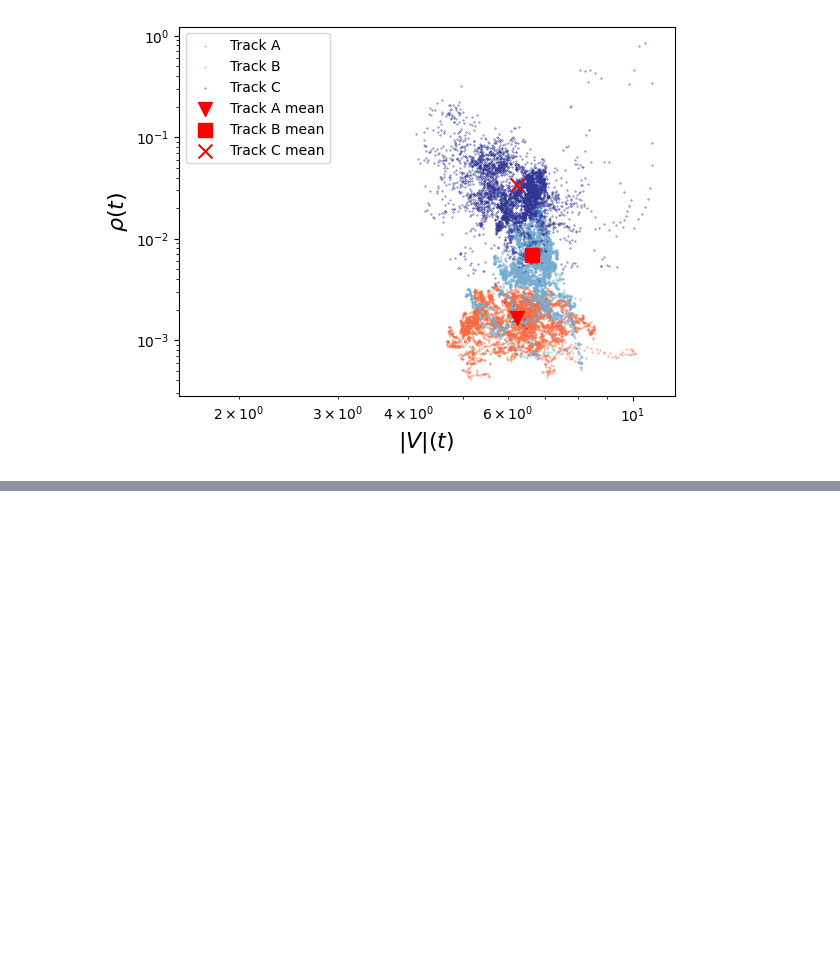
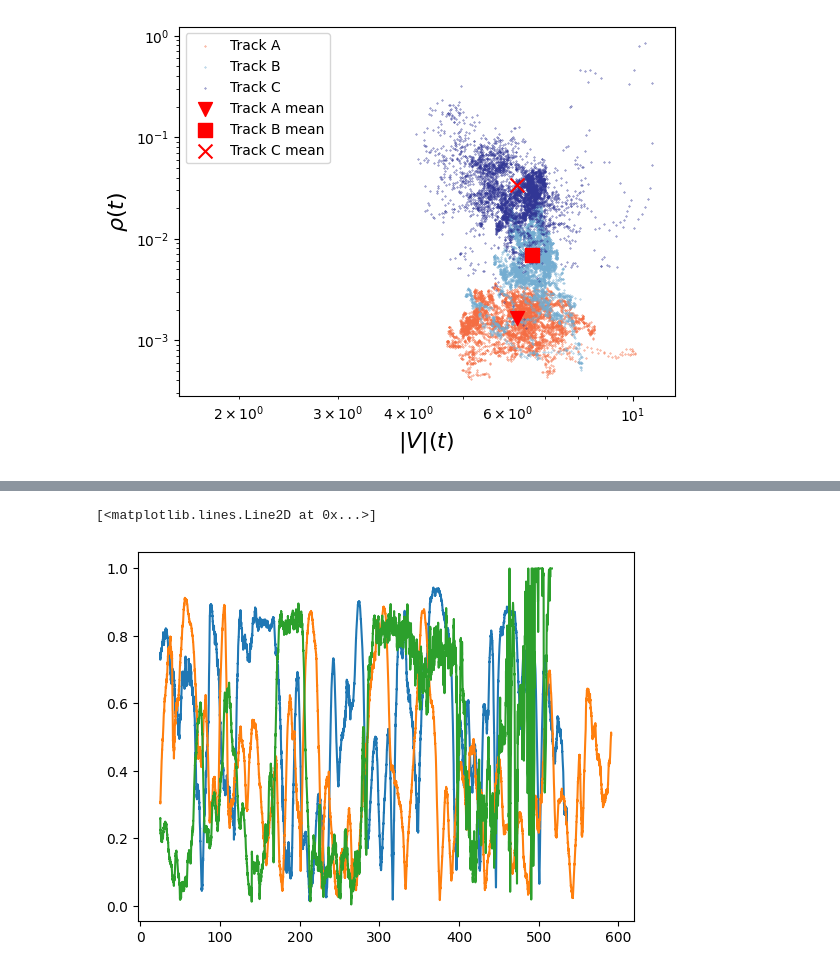
Before and after one commit to mmccraw98/flocking-emergence-iw, a Jupyter notebook: code/data/initial-data-analysis.ipynb, the cells around one changed output, grey strips where cells are left out. Cells and saved outputs as stored; diff of their text form; code cells hidden in the pictures; blank space fills up the shorter version.

```diff
--- a/code/data/initial-data-analysis.ipynb
+++ b/code/data/initial-data-analysis.ipynb
@@ -322,2 +346,15 @@ plt.savefig('velocity_magnitude_vs_density.png', dpi=300, bbox_inches='tight')
+# %%
+# TODO: neighbor distribution function
+
+# (split the data into ordered and disordered REGIMES i.e. continuous time periods where the order parameter is above or below a certain threshold)
+
+plt.plot(vel_order_A)
+plt.plot(vel_order_B)
+plt.plot(vel_order_C)
+
+# bin_centers, pdf_A = get_dist_pdf(df_A)
+# %% [output]
+[<matplotlib.lines.Line2D at 0x...>]
+[figure, added]
 # %%
 # %% [output]
```
Also changed, not shown: parts of 15 cells of this notebook, 9 other files.
